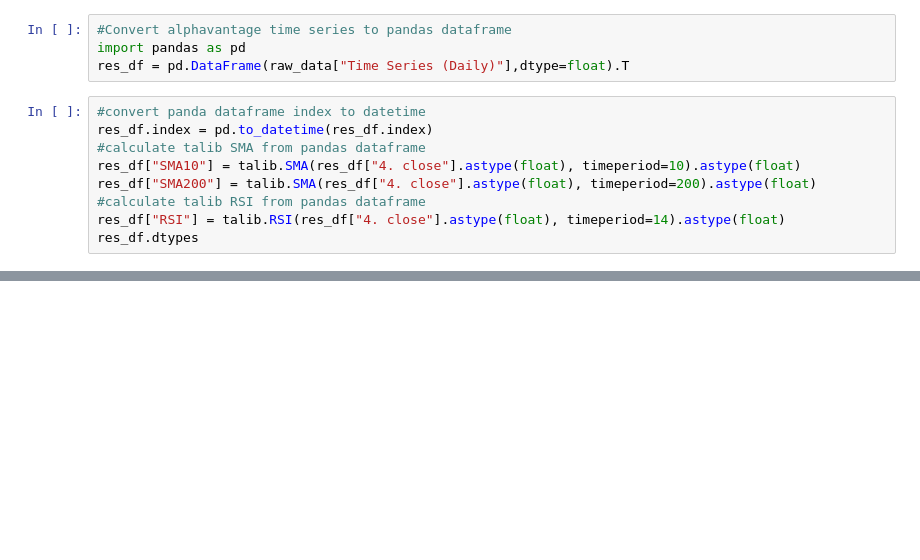
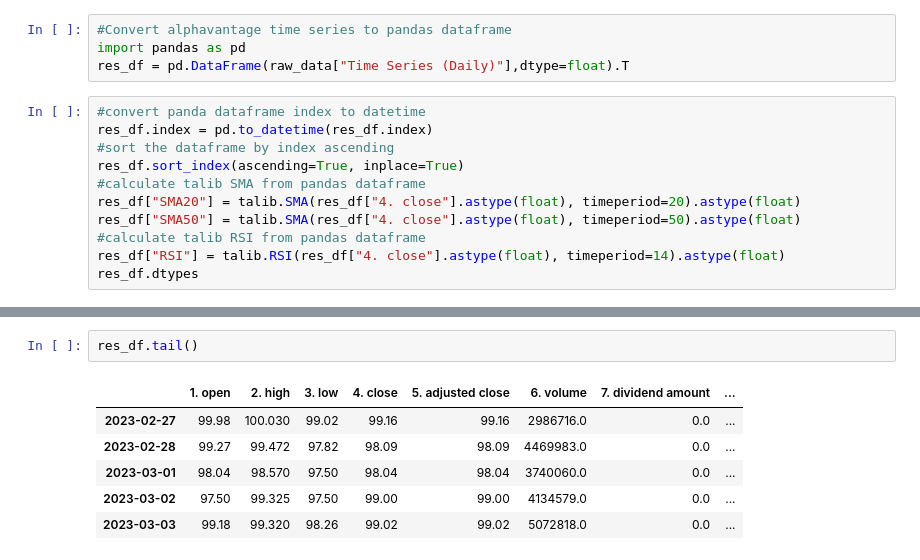
Before and after one commit to dexterchan/algo_interactive_analysis, a Jupyter notebook: notebooks/Candlestick.ipynb, the cells around one changed output, grey strips where cells are left out. Drawn from its saved outputs; the diff is of its cells as text; blank space fills up the shorter version.

```diff
--- a/notebooks/Candlestick.ipynb
+++ b/notebooks/Candlestick.ipynb
@@ -19,9 +21,11 @@ res_df = pd.DataFrame(raw_data["Time Series (Daily)"],dtype=float).T
 # %%
 #convert panda dataframe index to datetime
 res_df.index = pd.to_datetime(res_df.index)
+#sort the dataframe by index ascending
+res_df.sort_index(ascending=True, inplace=True)
 #calculate talib SMA from pandas dataframe
-res_df["SMA10"] = talib.SMA(res_df["4. close"].astype(float), timeperiod=10).astype(float)
-res_df["SMA200"] = talib.SMA(res_df["4. close"].astype(float), timeperiod=200).astype(float)
+res_df["SMA20"] = talib.SMA(res_df["4. close"].astype(float), timeperiod=20).astype(float)
+res_df["SMA50"] = talib.SMA(res_df["4. close"].astype(float), timeperiod=50).astype(float)
 #calculate talib RSI from pandas dataframe
 res_df["RSI"] = talib.RSI(res_df["4. close"].astype(float), timeperiod=14).astype(float)
 res_df.dtypes
@@ -28,3 +45,12 @@ res_df.dtypes
+# %%
+res_df.tail()
+# %% [output]
+|  | 1. open | 2. high | 3. low | 4. close | 5. adjusted close | 6. volume | 7. dividend amount | ... |
+| 2023-02-27 | 99.98 | 100.030 | 99.02 | 99.16 | 99.16 | 2986716.0 | 0.0 | ... |
+| 2023-02-28 | 99.27 | 99.472 | 97.82 | 98.09 | 98.09 | 4469983.0 | 0.0 | ... |
+| 2023-03-01 | 98.04 | 98.570 | 97.50 | 98.04 | 98.04 | 3740060.0 | 0.0 | ... |
+| 2023-03-02 | 97.50 | 99.325 | 97.50 | 99.00 | 99.00 | 4134579.0 | 0.0 | ... |
+| 2023-03-03 | 99.18 | 99.320 | 98.26 | 99.02 | 99.02 | 5072818.0 | 0.0 | ... |
 # %%
 #PLotly graph with candlestick and sma
 #Make plotly subplot of primary and secondary y axis
```
Also changed, not shown: parts of 4 cells of this notebook.
